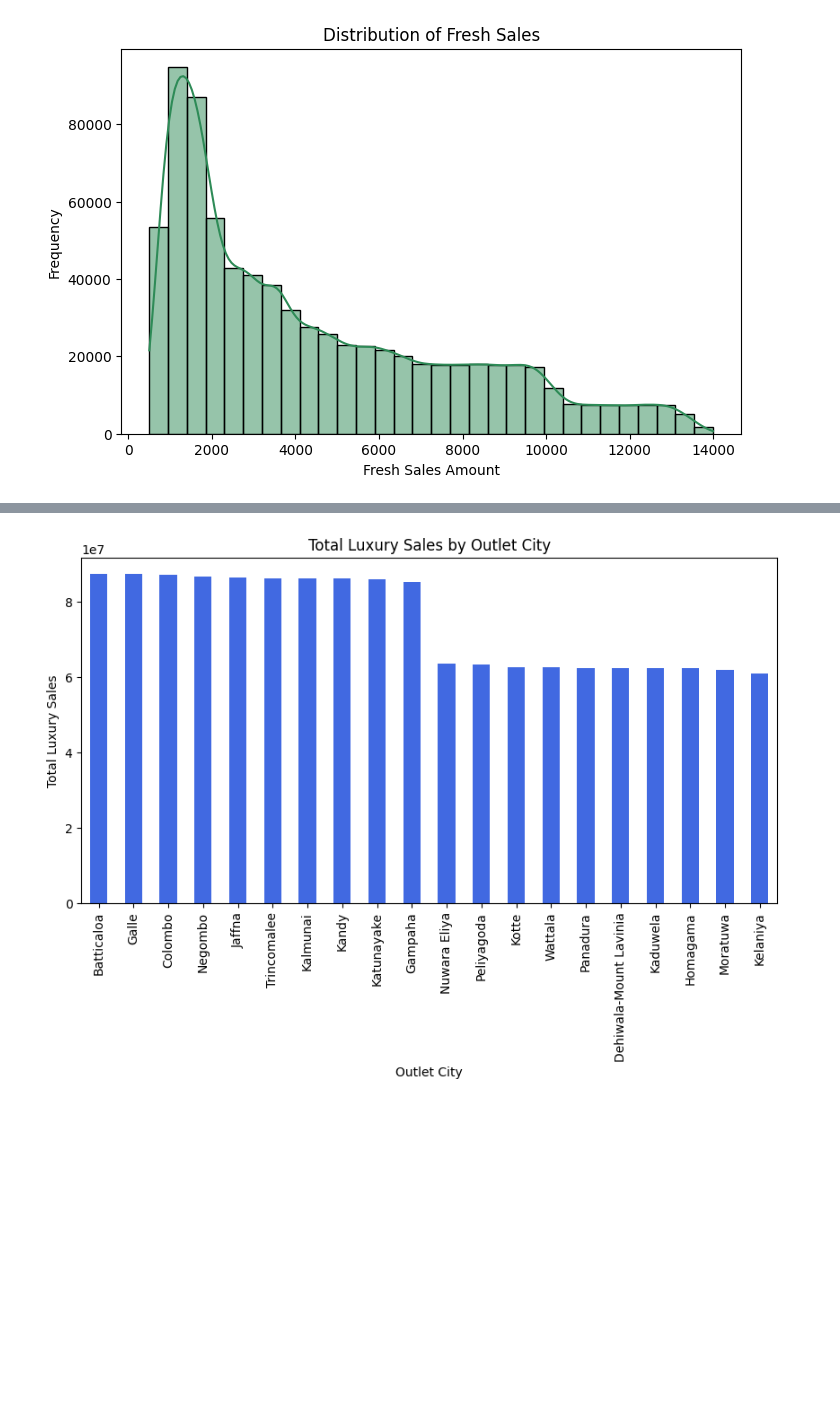
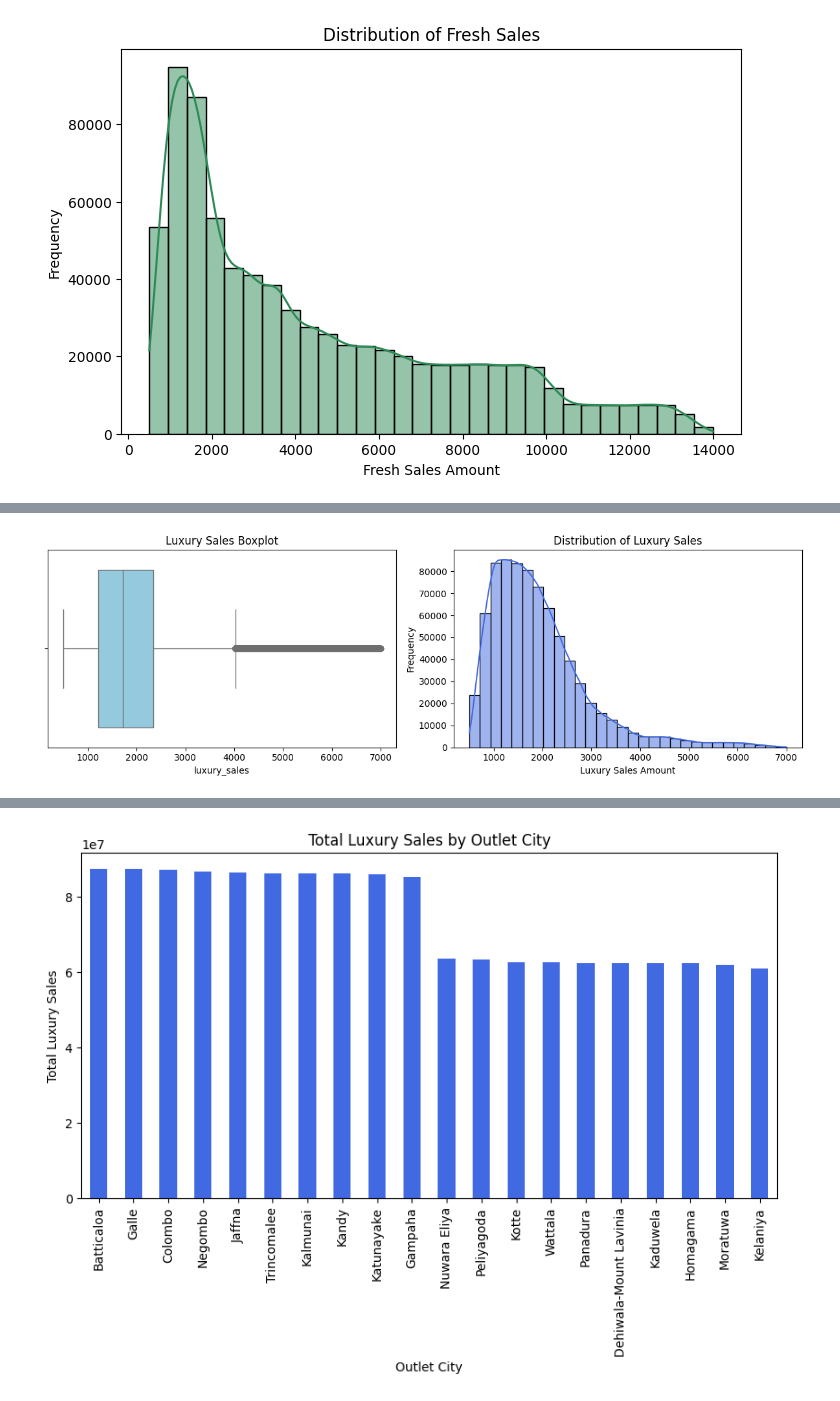
Before and after one commit to Sandanu87/Nextgen-Analytics-, a Jupyter notebook: Initial_EDA.ipynb, the cells around one changed output, grey strips where cells are left out. Drawn from its saved outputs; the diff is of its cells as text; code cells hidden in the pictures; blank space fills up the shorter version.

```diff
--- a/Initial_EDA.ipynb
+++ b/Initial_EDA.ipynb
@@ -97,0 +100,19 @@ plt.show()
+# %%
+plt.figure(figsize=(12, 4))
+
+# Boxplot
+plt.subplot(1, 2, 1)
+sns.boxplot(x=luxury_sales_numeric, color='skyblue')
+plt.title('Luxury Sales Boxplot')
+
+# Distribution Plot
+plt.subplot(1, 2, 2)
+sns.histplot(luxury_sales_numeric, bins=30, kde=True, color='royalblue', edgecolor='black')
+plt.title('Distribution of Luxury Sales')
+plt.xlabel('Luxury Sales Amount')
+plt.ylabel('Frequency')
+
+plt.tight_layout()
+plt.show()
+# %% [output]
+[figure, added]
```
Also changed, not shown: parts of 8 cells of this notebook.
